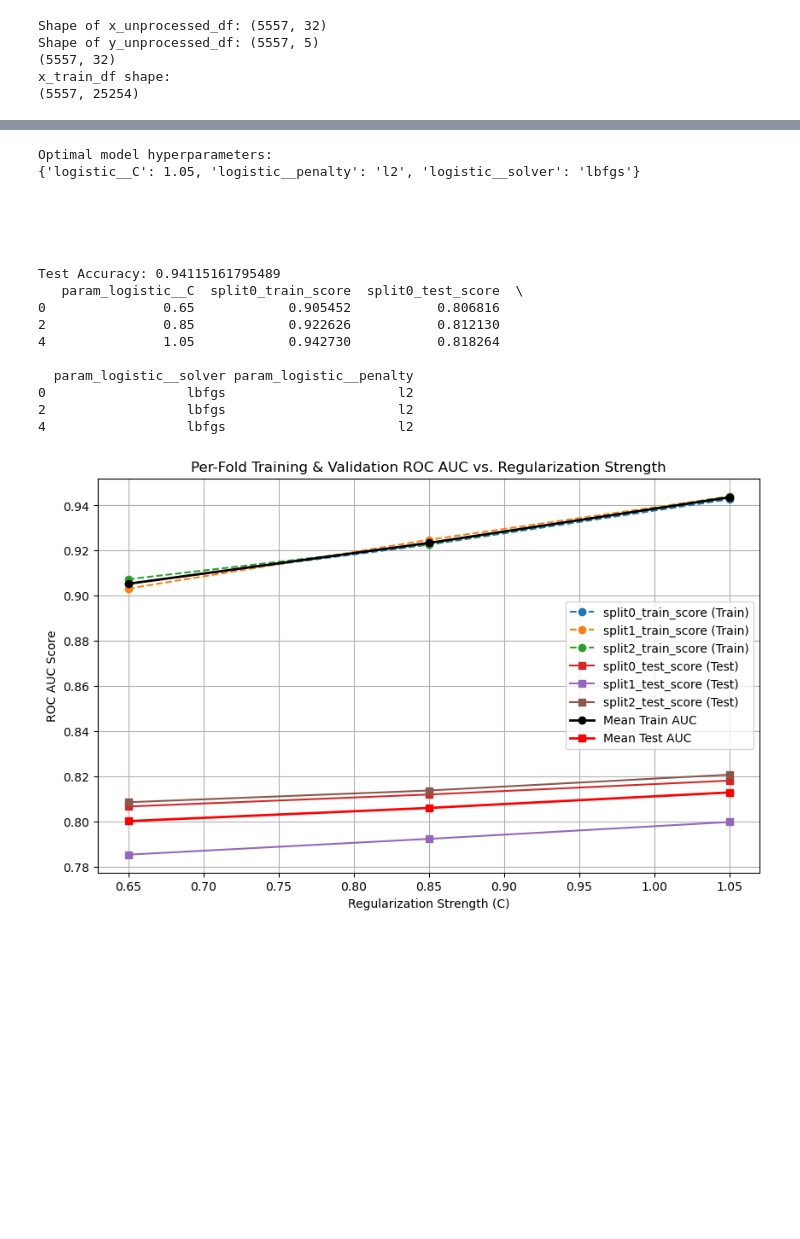
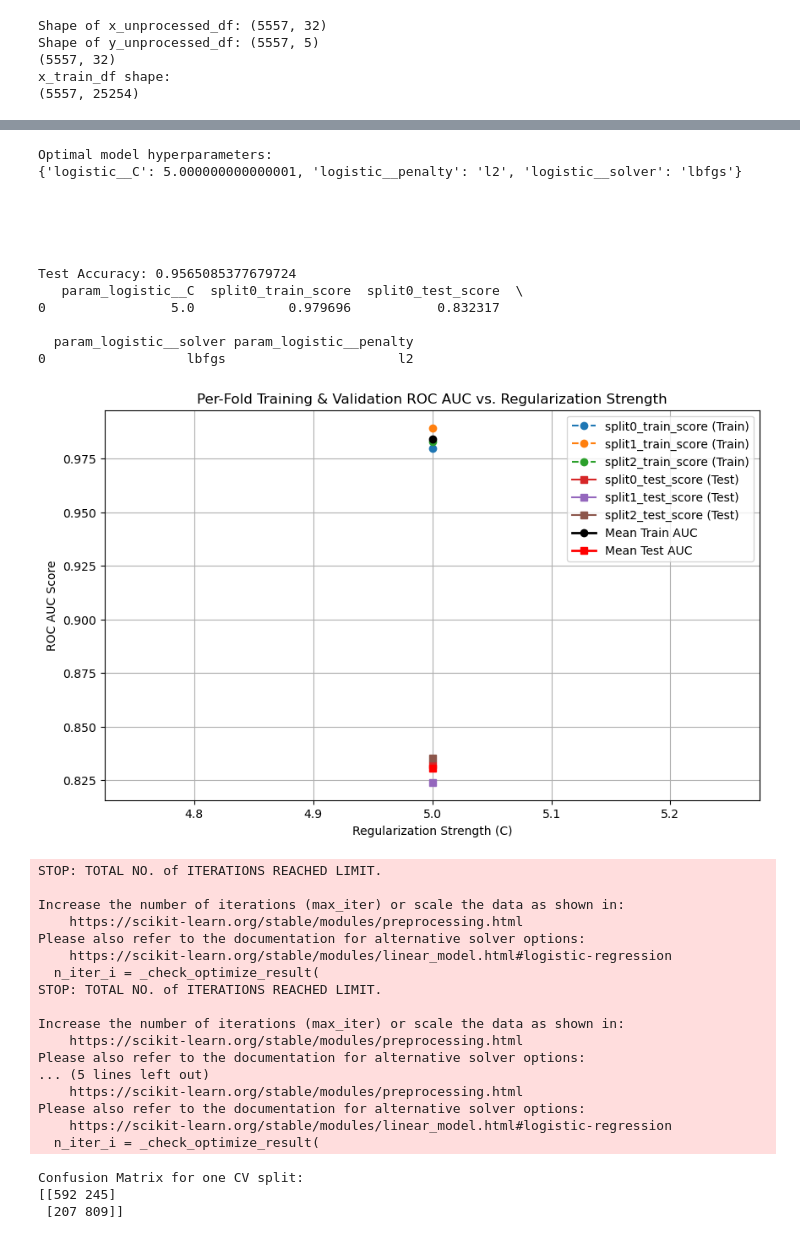
Before and after one commit to alexanderviolet/Project-1-cs135-Alex-and-Jonah, a Jupyter notebook: projectA_github/Project 1 Notebook.ipynb, the cells around one changed output, grey strips where cells are left out. Cells and saved outputs as stored; diff of their text form; code cells hidden in the pictures; blank space fills up the shorter version.

```diff
--- a/projectA_github/Project 1 Notebook.ipynb
+++ b/projectA_github/Project 1 Notebook.ipynb
@@ -1,3 +1,36 @@
+# %%
+import numpy as np
+import matplotlib.pyplot as plt
+from sklearn.pipeline import Pipeline
+from sklearn.preprocessing import StandardScaler, PolynomialFeatures
+from sklearn.decomposition import PCA
+from sklearn.linear_model import LogisticRegression
+from sklearn.model_selection import GridSearchCV, train_test_split
+from sklearn.model_selection import StratifiedKFold
+from sklearn.preprocessing import MaxAbsScaler,StandardScaler
+from sklearn.decomposition import TruncatedSVD
+from sklearn.metrics import confusion_matrix
+from sklearn.base import clone
+
+def make_confusionMatrix(lr_model, x_train_dF, y_train_d):
+    stratified_kf = StratifiedKFold(n_splits=3, shuffle=True, random_state=42)
+    # Select one split; here, we use the first one from the generator
+    train_idx, val_idx = next(stratified_kf.split(x_train_dF, y_train_d))
+
+    # Clone the best model so that we can train it on this specific split without affecting the grid search object
+    model_clone = clone(lr_model)
+
+    # Fit the model on the training folds of this split
+    model_clone.fit(x_train_dF[train_idx], y_train_d[train_idx])
+
+    # Generate predictions for the validation fold
+    y_val_pred = model_clone.predict(x_train_dF[val_idx])
+
+    # Compute the confusion matrix using the true labels from the validation fold
+    cm = confusion_matrix(y_train_d[val_idx], y_val_pred)
+
+    print("Confusion Matrix for one CV split:")
+    print(cm)
 # %%
 # Importing Libraries
 
@@ -37,6 +70,8 @@ from sklearn.decomposition import PCA
 from sklearn.linear_model import LogisticRegression
 from sklearn.model_selection import GridSearchCV, train_test_split
 from sklearn.model_selection import StratifiedKFold
+from sklearn.preprocessing import MaxAbsScaler,StandardScaler
+from sklearn.decomposition import TruncatedSVD
 
 def tune_hyperparameters_and_fit(x_train_dF, y_train_d):
 
@@ -46,23 +81,24 @@ def tune_hyperparameters_and_fit(x_train_dF, y_train_d):
         #('scaler', StandardScaler(with_mean=False)),                  # Feature scaling
         #('poly', PolynomialFeatures()),                # Optional polynomial features
        #('svd', TruncatedSVD(n_components=100)),
-        ('logistic', LogisticRegression(max_iter=5000))  # Logistic regression classifier
+        #('svd', TruncatedSVD(n_components=1, random_state=42)),
+        ('logistic', LogisticRegression(max_iter=3315))  # Logistic regression classifier
     ])
 
     # parameter grid for hyperparameter optimizing
     #commented out most things because it was really slow.
     param_grid = {
-        #'poly__degree': [1],
+        #'poly__degree': [2],
         # include a bias term in the polynomial features (interaction only)
         #'poly__interaction_only': [False, True],
         # PCA: try no dimensionality reduction or keep enough components to explain 95% variance
         #'pca__n_components': [None, 0.95],
         # penalty strength
-        'logistic__C': np.linspace(0.65, 1.05, 3),#np.logspace(np.log10(0.0001), np.log10(10), num=15),#[0.0001, 0.001, 0.01, 0.05, 0.1, 0.5, 1, 5, 10], #, 0.05, 0.1, 0.5, 1, 2, 5, 10
+        'logistic__C': np.logspace(np.log10(5), np.log10(100), num=1),#np.linspace(0.65, 1.05, 3),#np.logspace(np.log10(0.0001), np.log10(10), num=15),#[0.0001, 0.001, 0.01, 0.05, 0.1, 0.5, 1, 5, 10], #, 0.05, 0.1, 0.5, 1, 2, 5, 10
         # lasso or ridge penalty
         'logistic__penalty': ['l2'],#,'l1'], #'l1',
         # Solvers that support both 'l1' and 'l2'; 'liblinear' is common for small datasets
-        'logistic__solver': ['lbfgs','saga'], #'saga'  #'lbfgs' doesnt work with l1
+        'logistic__solver': ['lbfgs'], #'saga'  #'lbfgs' doesnt work with l1
         # idk what this does tbh
         #'logistic__class_weight': [None, 'balanced']
     }
@@ -255,6 +291,7 @@ if __name__ == '__main__':
 
     predict_on_xtest_and_write_to_file(lr_model_trained, vectorizer=vectorizer, stopwords=stopwords)
     make_figure_from_trained_model(lr_model_trained)
+    make_confusionMatrix(lr_model_trained, x_train_dF=x_train_dF,y_train_d=y_train_d)
 # %% [output]
 Shape of x_unprocessed_df: (5557, 32)
 Shape of y_unprocessed_df: (5557, 5)
@@ -277,22 +314,38 @@ Please also refer to the documentation for alternative solver options:
     https://scikit-learn.org/stable/modules/preprocessing.html
 Please also refer to the documentation for alternative solver options:
     https://scikit-learn.org/stable/modules/linear_model.html#logistic-regression
   n_iter_i = _check_optimize_result(
 Optimal model hyperparameters:
-{'logistic__C': 1.05, 'logistic__penalty': 'l2', 'logistic__solver': 'lbfgs'}
+{'logistic__C': 5.000000000000001, 'logistic__penalty': 'l2', 'logistic__solver': 'lbfgs'}
 
 
 
 
 
-Test Accuracy: 0.94115161795489
+Test Accuracy: 0.9565085377679724
    param_logistic__C  split0_train_score  split0_test_score  \
-0               0.65            0.905452           0.806816
-2               0.85            0.922626           0.812130
-4               1.05            0.942730           0.818264
+0                5.0            0.979696           0.832317
 
   param_logistic__solver param_logistic__penalty
 0                  lbfgs                      l2
-2                  lbfgs                      l2
-4                  lbfgs                      l2
-[figure, old version]
+[figure, new version]
+STOP: TOTAL NO. of ITERATIONS REACHED LIMIT.
+
+Increase the number of iterations (max_iter) or scale the data as shown in:
+    https://scikit-learn.org/stable/modules/preprocessing.html
+Please also refer to the documentation for alternative solver options:
+    https://scikit-learn.org/stable/modules/linear_model.html#logistic-regression
+  n_iter_i = _check_optimize_result(
+STOP: TOTAL NO. of ITERATIONS REACHED LIMIT.
+
+Increase the number of iterations (max_iter) or scale the data as shown in:
+    https://scikit-learn.org/stable/modules/preprocessing.html
+Please also refer to the documentation for alternative solver options:
+... (5 lines left out)
+    https://scikit-learn.org/stable/modules/preprocessing.html
+Please also refer to the documentation for alternative solver options:
+    https://scikit-learn.org/stable/modules/linear_model.html#logistic-regression
+  n_iter_i = _check_optimize_result(
+Confusion Matrix for one CV split:
+[[592 245]
+ [207 809]]
```
Also changed, not shown: parts of 1 cell of this notebook.
